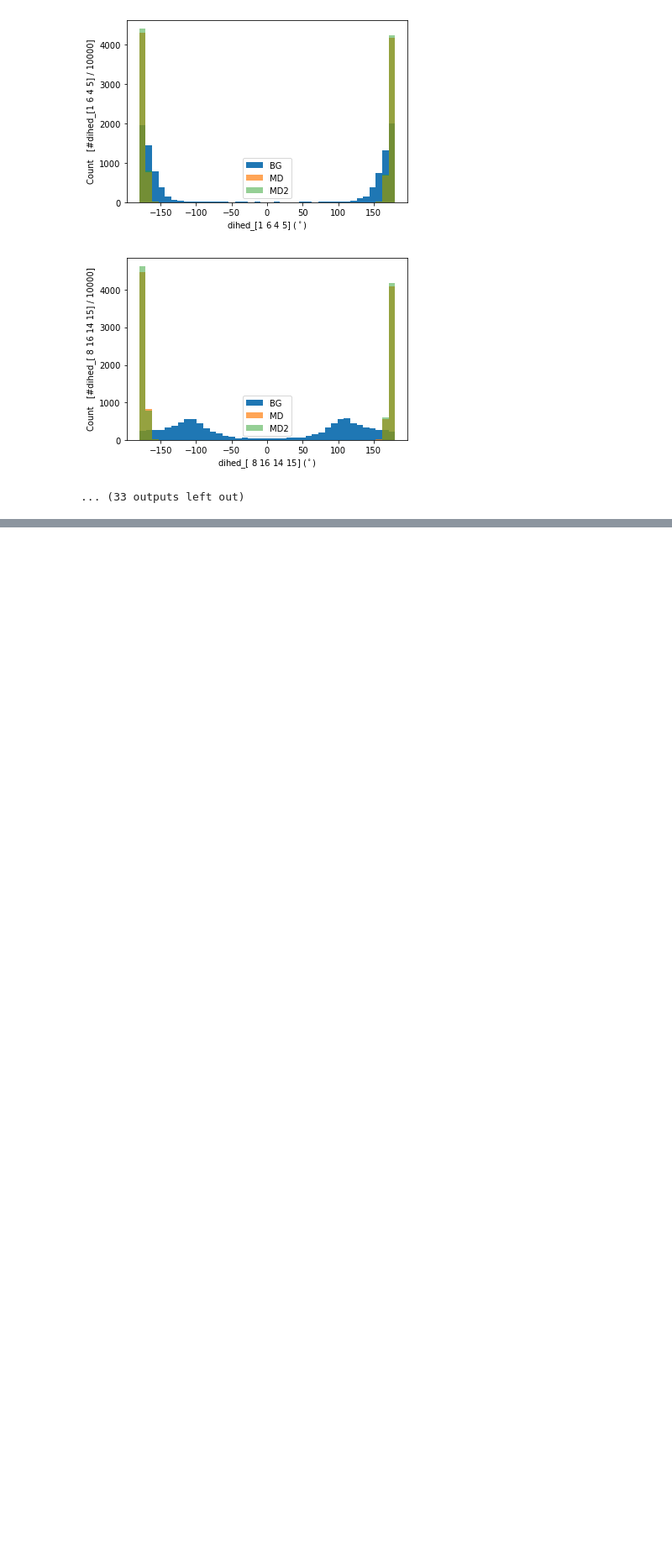
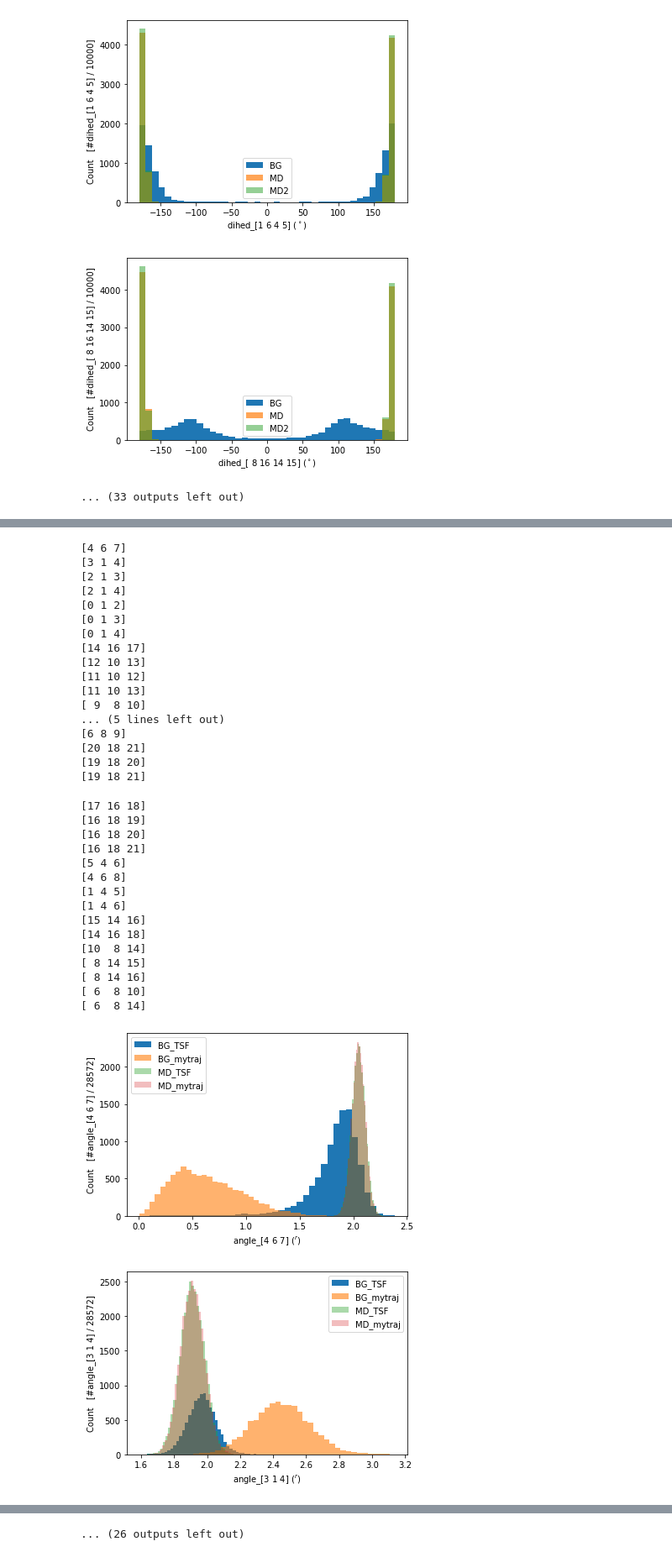
Before and after one commit to michellab/bgflow, a Jupyter notebook: BGflow_examples/VMDhistograms.ipynb, the cells around one changed output, grey strips where cells are left out. Shown at 84% size. Drawn from its saved outputs; the diff is of its cells as text; code cells hidden in the pictures; blank space fills up the shorter version.

```diff
--- a/BGflow_examples/VMDhistograms.ipynb
+++ b/BGflow_examples/VMDhistograms.ipynb
@@ -172,10 +147,0 @@ print(anglemasks['indices'])
-# %%
-def calc_angles(trajectory,type):
-    angles = {}
-    for maskset in anglemasks['full']:
-        #print(maskset)
-        angles[maskset] = pt.calc_angle(trajectory, str(maskset))
-
-    df = pd.DataFrame(angles,)
-    df.to_csv(f'{type}angles.csv')
-    return df
@@ -190,0 +148,8 @@ for col in anglesBG:
+# %%
+angles = pd.read_csv('ala_angles.txt',delim_whitespace=True,usecols=[3,4,5,6,7,8])
+for index_column in ['A1','A2','A3']:
+    angles[f'corrected_index_{index_column}'] = angles[index_column] - 1
+angles['full_corrected'] = angles.iloc[:,6:9].apply(
+    lambda x: np.array(x),
+    axis=1
+    )
@@ -190,0 +169,53 @@ for col in anglesBG:
+# %%
+def calc_angles(trajectory):
+     return mdtraj.compute_angles(trajectory, angles['full_corrected'],periodic=False)
+# %%
+anglesBG = calc_angles(trajectory_bg)
+anglesBG2 = calc_angles(trajectory_bg2)
+anglesMD = calc_angles(trajectory_md)
+anglesMD2 = calc_angles(trajectory_md2)
+# %%
+#print(anglesBG.shape[1])
+for angle in range(anglesBG.shape[1]):
+    dofname = angles['full_corrected'][angle]
+    print(dofname)
+    plot_dof_comparison(anglesBG[:,angle],
+    anglesBG2[:,angle],
+    anglesMD[:,angle],
+    anglesMD2[:,angle],
+    dofname=f'angle_{dofname}')
+# %% [output]
+[4 6 7]
+[3 1 4]
+[2 1 3]
+[2 1 4]
+[0 1 2]
+[0 1 3]
+[0 1 4]
+[14 16 17]
+[12 10 13]
+[11 10 12]
+[11 10 13]
+[ 9  8 10]
+... (5 lines left out)
+[6 8 9]
+[20 18 21]
+[19 18 20]
+[19 18 21]
+[17 16 18]
+[16 18 19]
+[16 18 20]
+[16 18 21]
+[5 4 6]
+[4 6 8]
+[1 4 5]
+[1 4 6]
+[15 14 16]
+[14 16 18]
+[10  8 14]
+[ 8 14 15]
+[ 8 14 16]
+[ 6  8 10]
+[ 6  8 14]
+[figure, added]
+[figure, added]
@@ -190,0 +230 @@ for col in anglesBG:
+... (26 outputs left out)
```
Also changed, not shown: parts of 13 cells of this notebook.
